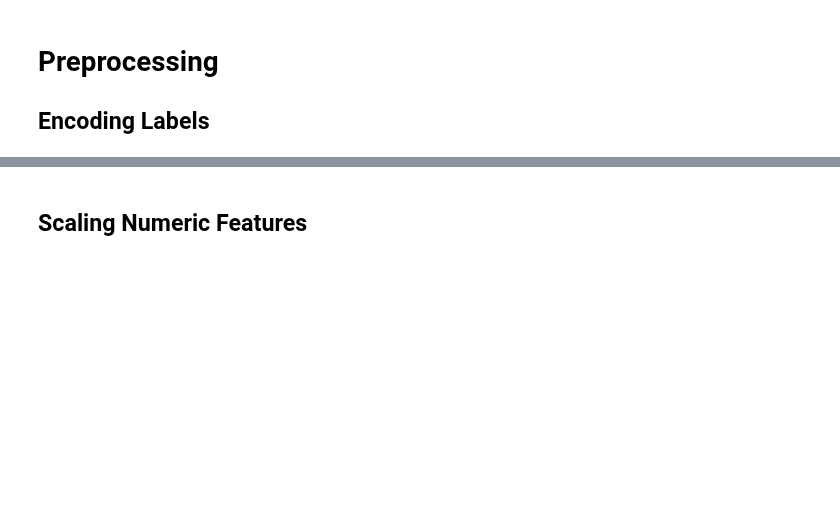
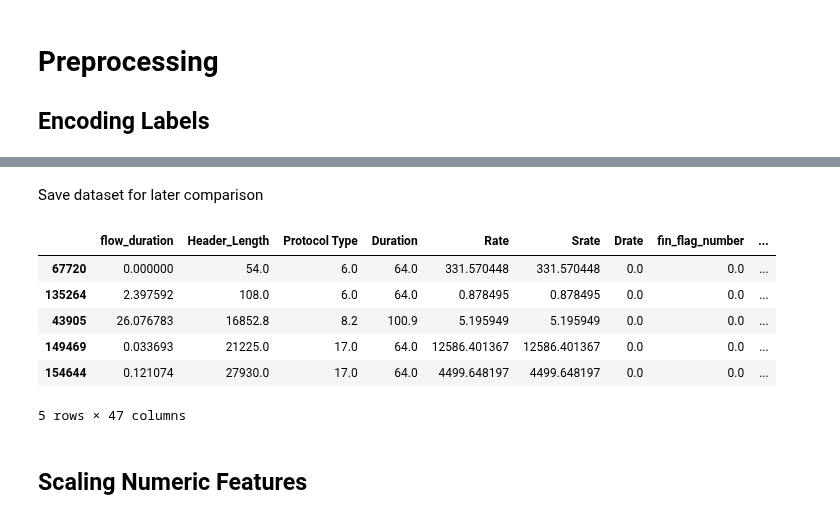
Before and after one commit to Keko787/Generating-a-Balanced-IoT-Cyber-Attack-Dataset-with-GAN-COIL-Collaboration-, a Jupyter notebook: classical_sampling_techniques/oversampling/smote.ipynb, the cells around one changed output, grey strips where cells are left out. Saved outputs shown, nothing was run; the diff lists cells and outputs as text; code cells hidden in the pictures; blank space fills up the shorter version.

```diff
--- a/classical_sampling_techniques/oversampling/smote.ipynb
+++ b/classical_sampling_techniques/oversampling/smote.ipynb
@@ -132,3 +142,16 @@ Name: 133604, dtype: float64
+# %% [markdown]
+Save dataset for later comparison
+# %%
+original_data = full_data.copy()
+original_data.head()
+# %% [output]
+|  | flow_duration | Header_Length | Protocol Type | Duration | Rate | Srate | Drate | fin_flag_number | ... |
+| 67720 | 0.000000 | 54.0 | 6.0 | 64.0 | 331.570448 | 331.570448 | 0.0 | 0.0 | ... |
+| 135264 | 2.397592 | 108.0 | 6.0 | 64.0 | 0.878495 | 0.878495 | 0.0 | 0.0 | ... |
+| 43905 | 26.076783 | 16852.8 | 8.2 | 100.9 | 5.195949 | 5.195949 | 0.0 | 0.0 | ... |
+| 149469 | 0.033693 | 21225.0 | 17.0 | 64.0 | 12586.401367 | 12586.401367 | 0.0 | 0.0 | ... |
+| 154644 | 0.121074 | 27930.0 | 17.0 | 64.0 | 4499.648197 | 4499.648197 | 0.0 | 0.0 | ... |
+5 rows × 47 columns
 # %% [markdown]
 ## Scaling Numeric Features
 # %%
```
Also changed, not shown: parts of 9 cells of this notebook.
